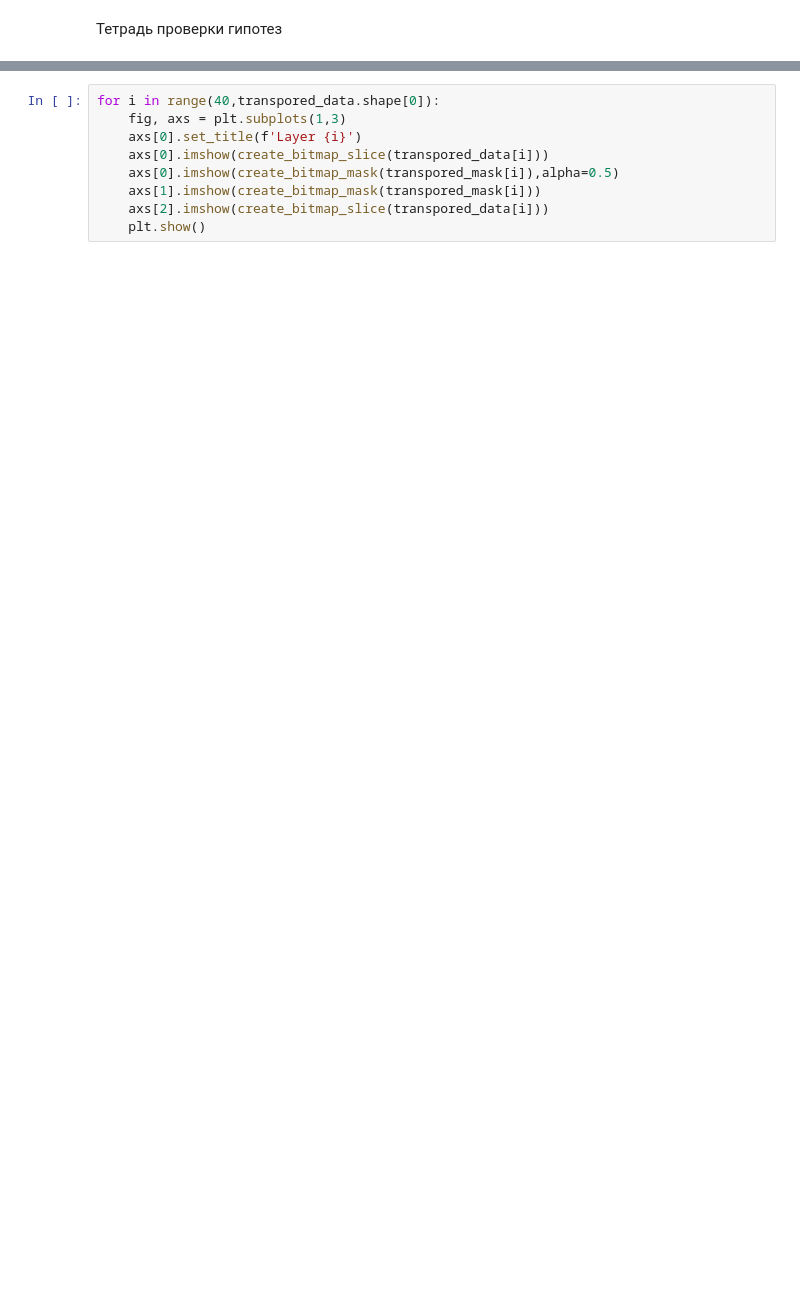
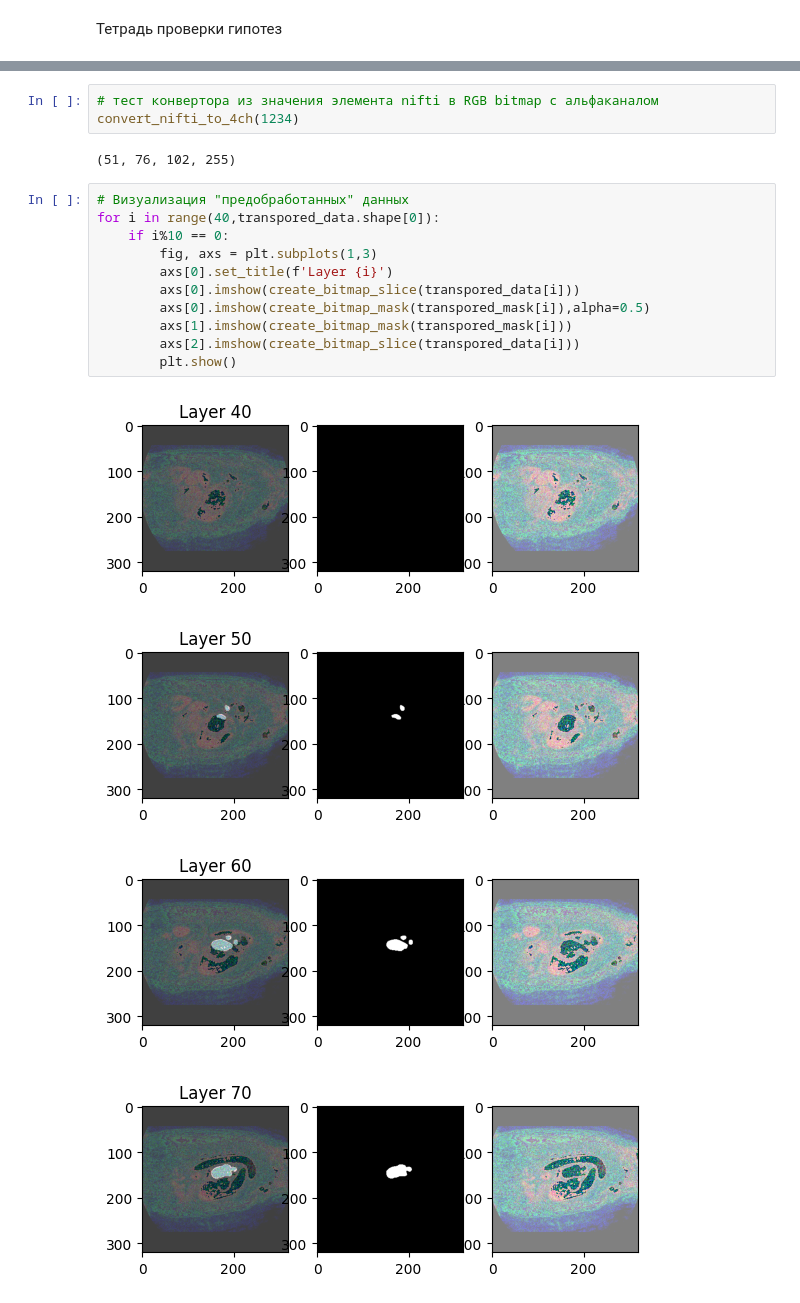
Before and after one commit to AlexHLinS/nifti_segmentation_for_final_assigment_ds_7, a Jupyter notebook: hupoteses_explorer.ipynb, the cells around one changed output, grey strips where cells are left out. Drawn from its saved outputs; the diff is of its cells as text; blank space fills up the shorter version.

```diff
--- a/hupoteses_explorer.ipynb
+++ b/hupoteses_explorer.ipynb
@@ -69,9 +99,21 @@ convert_nifti_to_4ch(1234)
+# %%
+# тест конвертора из значения элемента nifti в RGB bitmap с альфаканалом
+convert_nifti_to_4ch(1234)
+# %% [output]
+(51, 76, 102, 255)
 # %%
+# Визуализация "предобработанных" данных
 for i in range(40,transpored_data.shape[0]):
-    fig, axs = plt.subplots(1,3)
-    axs[0].set_title(f'Layer {i}')
-    axs[0].imshow(create_bitmap_slice(transpored_data[i]))
-    axs[0].imshow(create_bitmap_mask(transpored_mask[i]),alpha=0.5)
-    axs[1].imshow(create_bitmap_mask(transpored_mask[i]))
-    axs[2].imshow(create_bitmap_slice(transpored_data[i]))
-    plt.show()
+    if i%10 == 0:
+        fig, axs = plt.subplots(1,3)
+        axs[0].set_title(f'Layer {i}')
+        axs[0].imshow(create_bitmap_slice(transpored_data[i]))
+        axs[0].imshow(create_bitmap_mask(transpored_mask[i]),alpha=0.5)
+        axs[1].imshow(create_bitmap_mask(transpored_mask[i]))
+        axs[2].imshow(create_bitmap_slice(transpored_data[i]))
+        plt.show()
+# %% [output]
+[figure, added]
+[figure, added]
+[figure, added]
+[figure, added]
```
Also changed, not shown: parts of 24 cells of this notebook, 1 other file.
